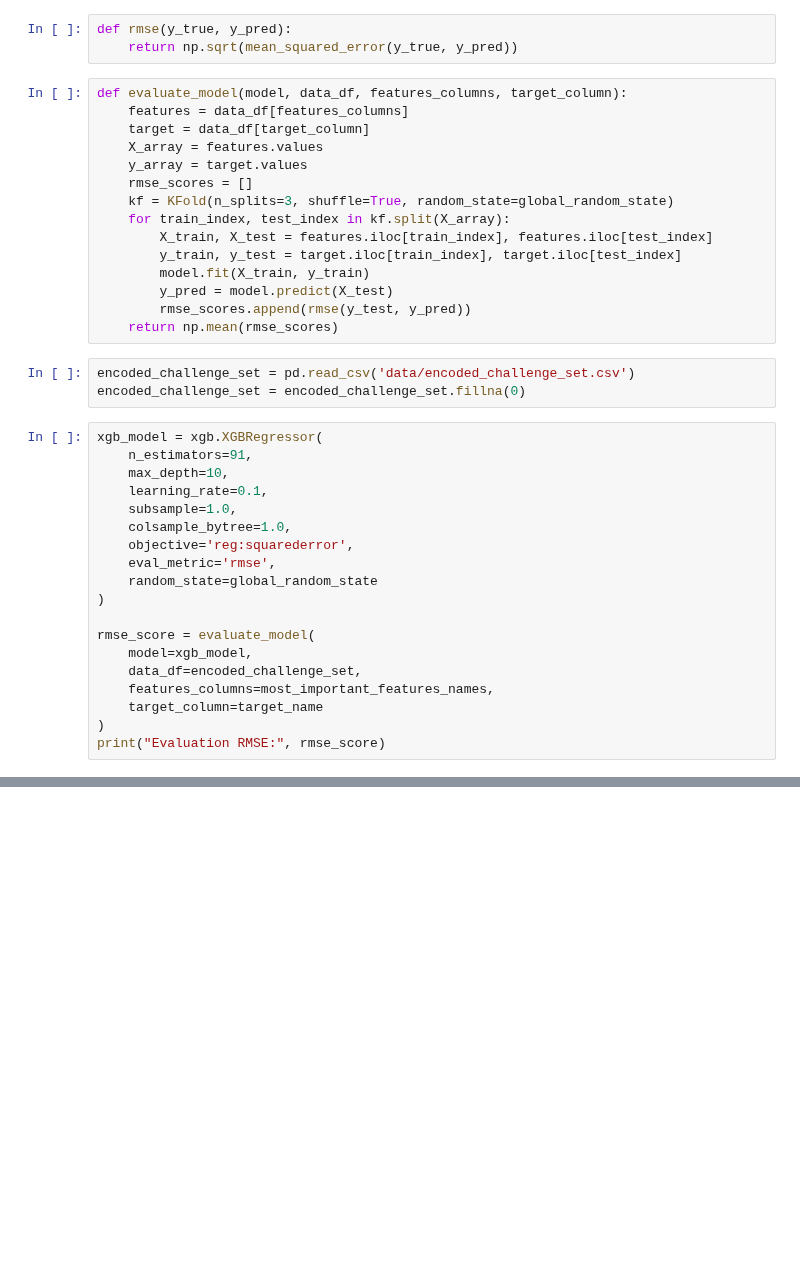
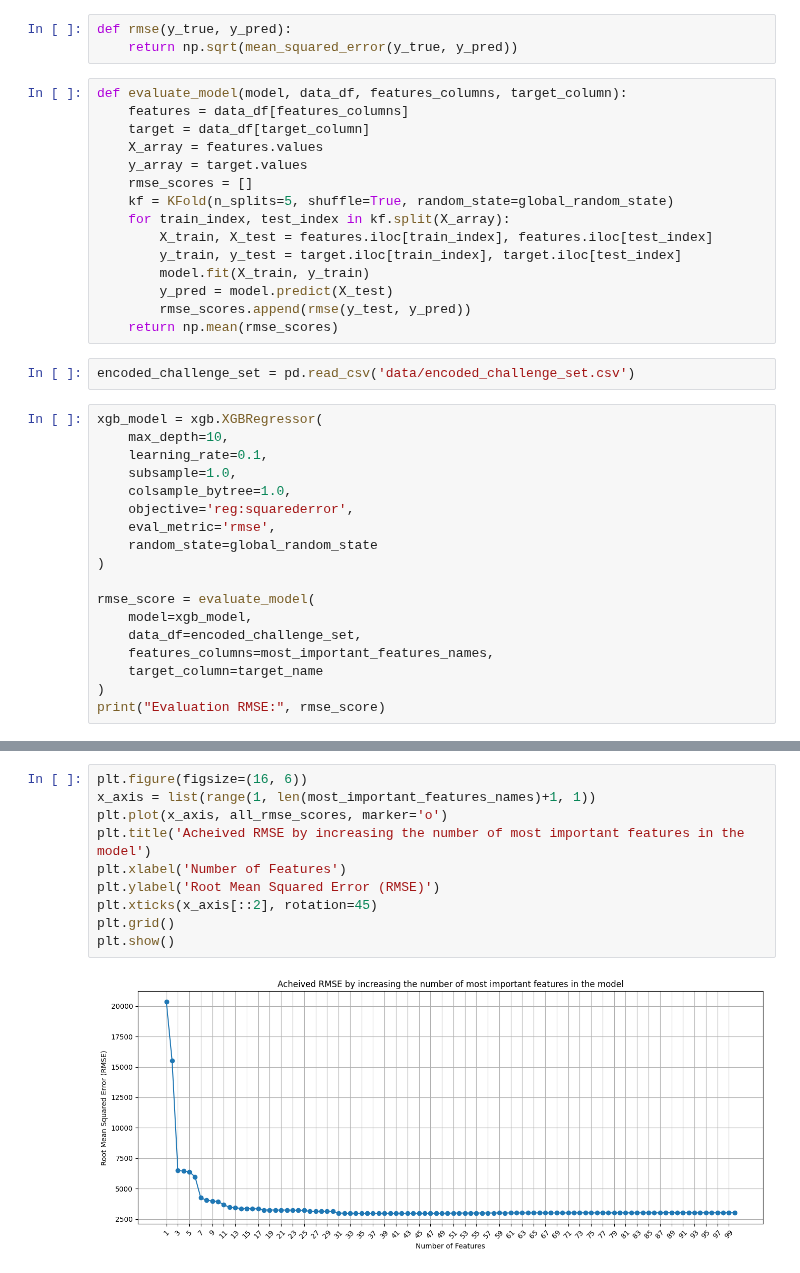
Before and after one commit to MohammedGuniem/PRC-Challenge, a Jupyter notebook: notebooks/07_select_most_important_features.ipynb, the cells around one changed output, grey strips where cells are left out. Drawn from its saved outputs; the diff is of its cells as text; blank space fills up the shorter version.

```diff
--- a/notebooks/07_select_most_important_features.ipynb
+++ b/notebooks/07_select_most_important_features.ipynb
@@ -128,7 +128,7 @@ def evaluate_model(model, data_df, features_columns, target_column):
     X_array = features.values
     y_array = target.values
     rmse_scores = []
-    kf = KFold(n_splits=3, shuffle=True, random_state=global_random_state)
+    kf = KFold(n_splits=5, shuffle=True, random_state=global_random_state)
     for train_index, test_index in kf.split(X_array):
         X_train, X_test = features.iloc[train_index], features.iloc[test_index]
         y_train, y_test = target.iloc[train_index], target.iloc[test_index]
@@ -138,10 +138,8 @@ def evaluate_model(model, data_df, features_columns, target_column):
     return np.mean(rmse_scores)
 # %%
 encoded_challenge_set = pd.read_csv('data/encoded_challenge_set.csv')
-encoded_challenge_set = encoded_challenge_set.fillna(0)
 # %%
 xgb_model = xgb.XGBRegressor(
-    n_estimators=91,
     max_depth=10,
     learning_rate=0.1,
     subsample=1.0,
@@ -246,0 +225,12 @@ Top features:
+# %%
+plt.figure(figsize=(16, 6))
+x_axis = list(range(1, len(most_important_features_names)+1, 1))
+plt.plot(x_axis, all_rmse_scores, marker='o')
+plt.title('Acheived RMSE by increasing the number of most important features in the model')
+plt.xlabel('Number of Features')
+plt.ylabel('Root Mean Squared Error (RMSE)')
+plt.xticks(x_axis[::2], rotation=45)
+plt.grid()
+plt.show()
+# %% [output]
+[figure, added]
```
Also changed, not shown: parts of 7 cells of this notebook.
